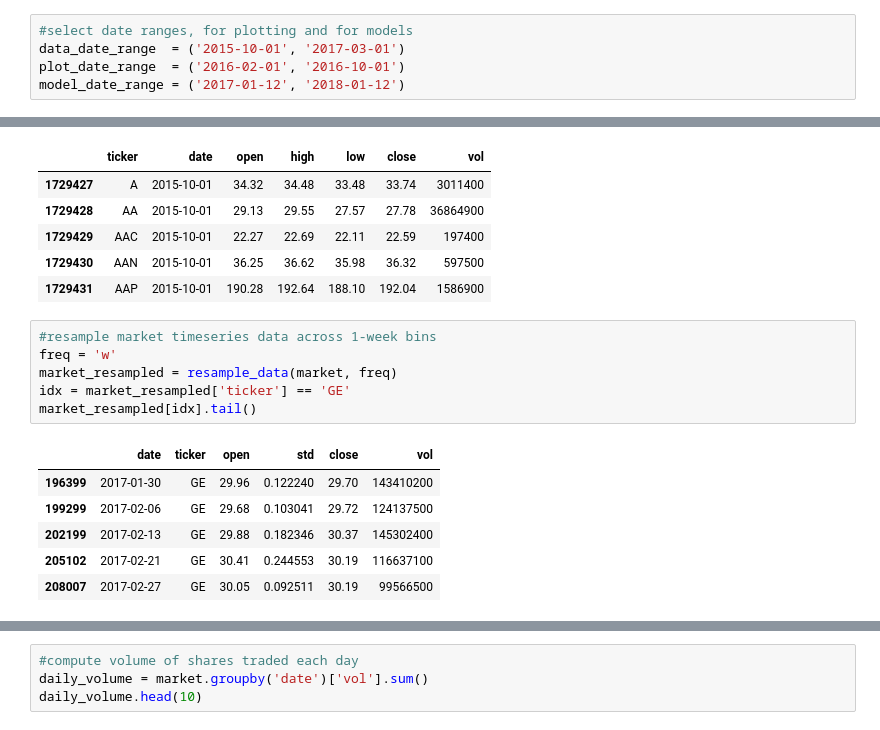
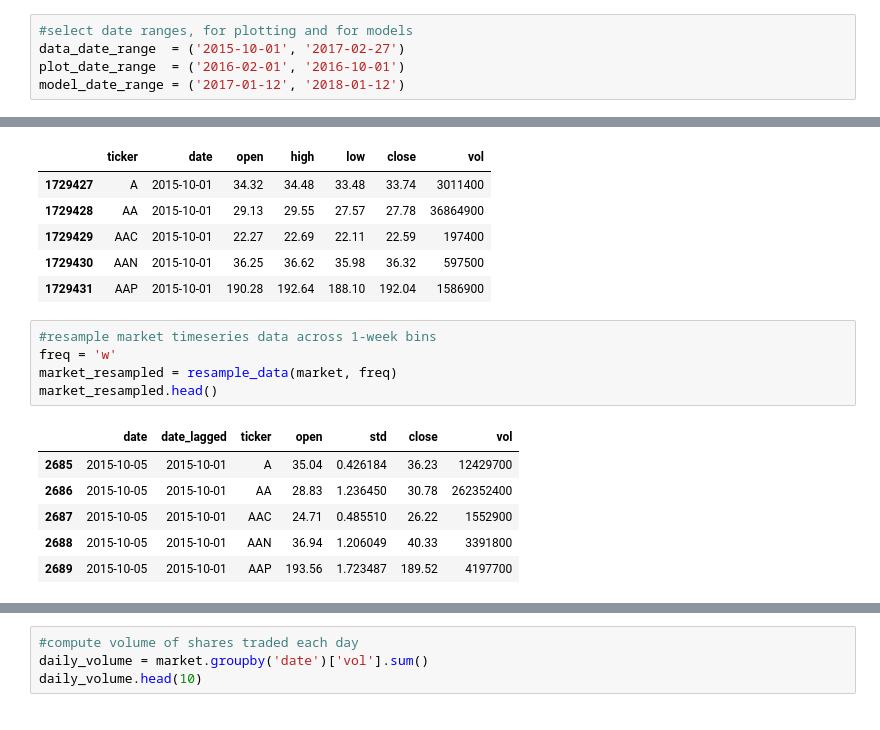
Before and after one commit to joehahn/dl, a Jupyter notebook: market/inspect_stock_data.ipynb, the cells around one changed output, grey strips where cells are left out. Drawn from its saved outputs; the diff is of its cells as text.

```diff
--- a/market/inspect_stock_data.ipynb
+++ b/market/inspect_stock_data.ipynb
@@ -19,7 +19,7 @@ import pandas as pd
 pd.set_option('display.max_columns', None)
 # %%
 #select date ranges, for plotting and for models
-data_date_range  = ('2015-10-01', '2017-03-01')
+data_date_range  = ('2015-10-01', '2017-02-27')
 plot_date_range  = ('2016-02-01', '2016-10-01')
 model_date_range = ('2017-01-12', '2018-01-12')
 # %%
@@ -55,13 +55,12 @@ dtype: object
 # %%
 #resample market timeseries data across 1-week bins
 freq = 'w'
 market_resampled = resample_data(market, freq)
-idx = market_resampled['ticker'] == 'GE'
-market_resampled[idx].tail()
+market_resampled.head()
 # %% [output]
-|  | date | ticker | open | std | close | vol |
-| 196399 | 2017-01-30 | GE | 29.96 | 0.122240 | 29.70 | 143410200 |
-| 199299 | 2017-02-06 | GE | 29.68 | 0.103041 | 29.72 | 124137500 |
-| 202199 | 2017-02-13 | GE | 29.88 | 0.182346 | 30.37 | 145302400 |
-| 205102 | 2017-02-21 | GE | 30.41 | 0.244553 | 30.19 | 116637100 |
-| 208007 | 2017-02-27 | GE | 30.05 | 0.092511 | 30.19 | 99566500 |
+|  | date | date_lagged | ticker | open | std | close | vol |
+| 2685 | 2015-10-05 | 2015-10-01 | A | 35.04 | 0.426184 | 36.23 | 12429700 |
+| 2686 | 2015-10-05 | 2015-10-01 | AA | 28.83 | 1.236450 | 30.78 | 262352400 |
+| 2687 | 2015-10-05 | 2015-10-01 | AAC | 24.71 | 0.485510 | 26.22 | 1552900 |
+| 2688 | 2015-10-05 | 2015-10-01 | AAN | 36.94 | 1.206049 | 40.33 | 3391800 |
+| 2689 | 2015-10-05 | 2015-10-01 | AAP | 193.56 | 1.723487 | 189.52 | 4197700 |
```
Also changed, not shown: parts of 4 cells of this notebook, 1 other file.
